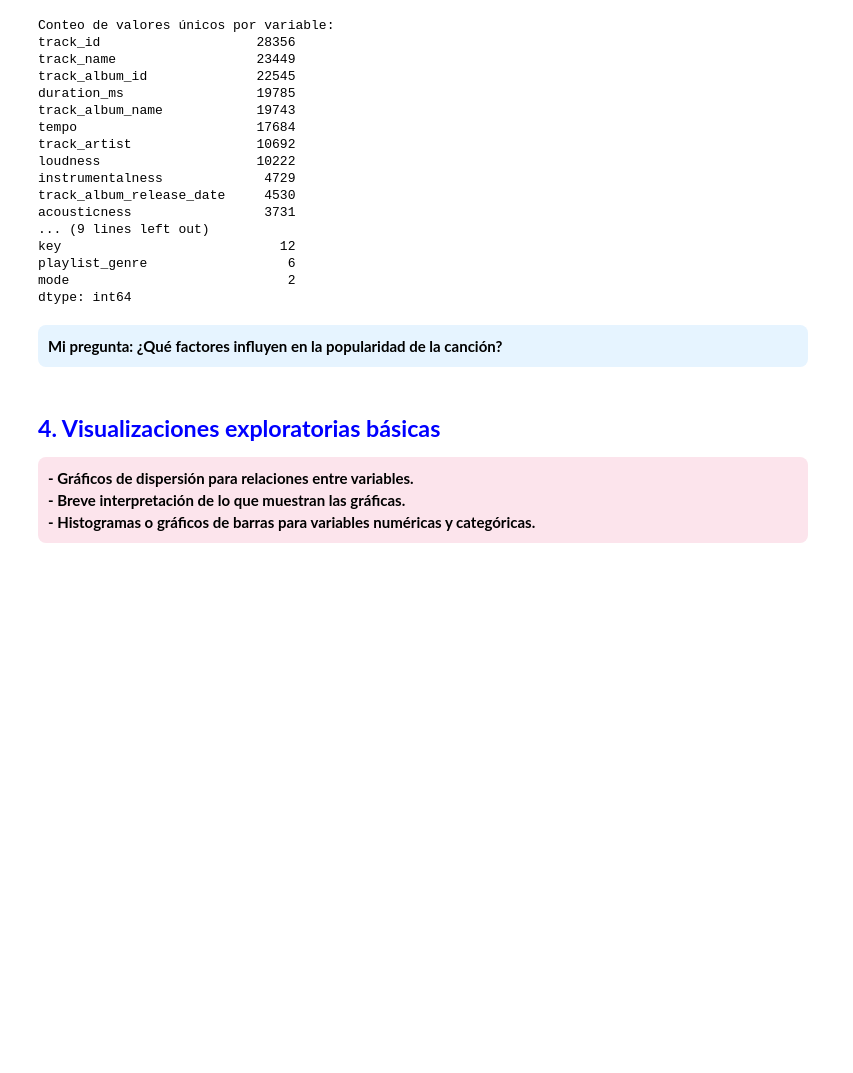
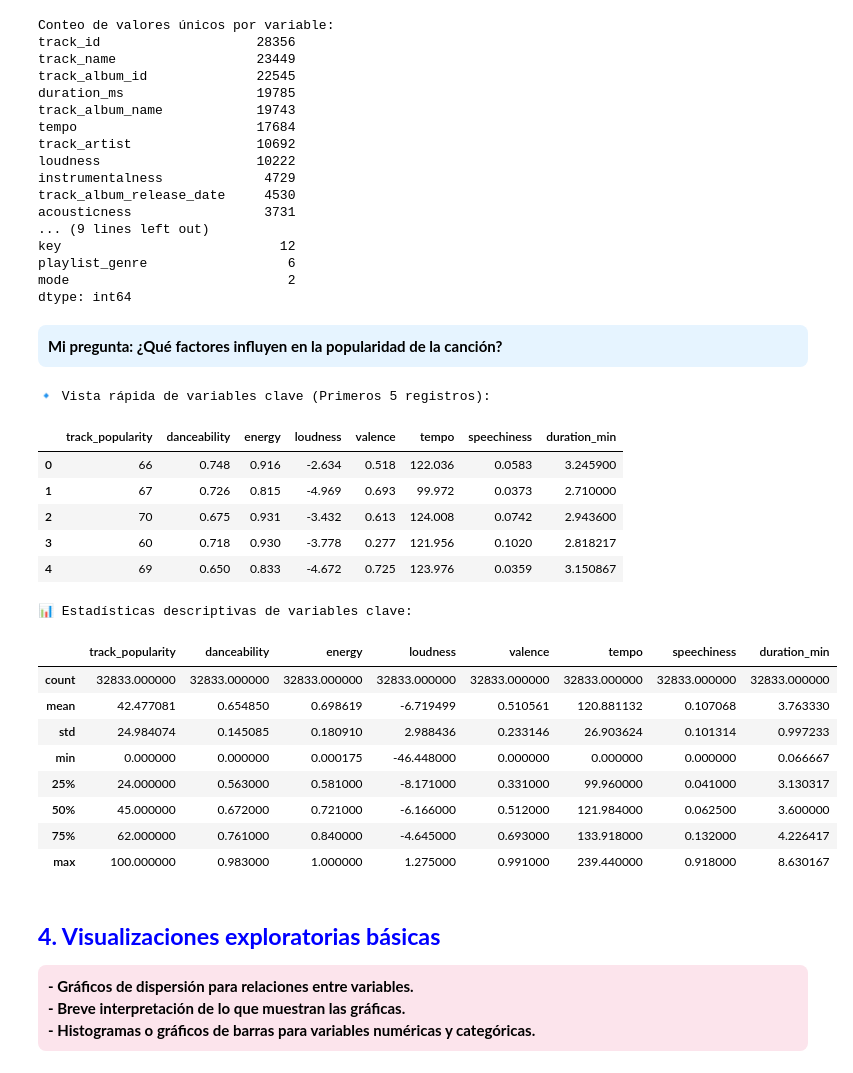
Before and after one commit to JulianCarvajal/BeatAnalytics, a Jupyter notebook: sesiones_practicas/sp_1_natalia_bernal_julian_carvajal.ipynb, the cells around one changed output. Cells and saved outputs as stored; diff of their text form; code cells hidden in the pictures; blank space fills up the shorter version.

```diff
--- a/sesiones_practicas/sp_1_natalia_bernal_julian_carvajal.ipynb
+++ b/sesiones_practicas/sp_1_natalia_bernal_julian_carvajal.ipynb
@@ -208,3 +223,33 @@ dtype: int64
+# %%
+# Selección de variables clave para el análisis de popularidad (se hizo selección manual)
+variables_clave_spotify = [
+    'track_popularity', 'danceability', 'energy',
+    'loudness', 'valence', 'tempo', 'speechiness', 'duration_min'
+]
+
+print("🔹 Vista rápida de variables clave (Primeros 5 registros):")
+display(df[variables_clave_spotify].head())
+
+print("\n📊 Estadísticas descriptivas de variables clave:")
+display(df[variables_clave_spotify].describe())
+# %% [output]
+🔹 Vista rápida de variables clave (Primeros 5 registros):
+|  | track_popularity | danceability | energy | loudness | valence | tempo | speechiness | duration_min |
+| 0 | 66 | 0.748 | 0.916 | -2.634 | 0.518 | 122.036 | 0.0583 | 3.245900 |
+| 1 | 67 | 0.726 | 0.815 | -4.969 | 0.693 | 99.972 | 0.0373 | 2.710000 |
+| 2 | 70 | 0.675 | 0.931 | -3.432 | 0.613 | 124.008 | 0.0742 | 2.943600 |
+| 3 | 60 | 0.718 | 0.930 | -3.778 | 0.277 | 121.956 | 0.1020 | 2.818217 |
+| 4 | 69 | 0.650 | 0.833 | -4.672 | 0.725 | 123.976 | 0.0359 | 3.150867 |
+📊 Estadísticas descriptivas de variables clave:
+|  | track_popularity | danceability | energy | loudness | valence | tempo | speechiness | duration_min |
+| count | 32833.000000 | 32833.000000 | 32833.000000 | 32833.000000 | 32833.000000 | 32833.000000 | 32833.000000 | 32833.000000 |
+| mean | 42.477081 | 0.654850 | 0.698619 | -6.719499 | 0.510561 | 120.881132 | 0.107068 | 3.763330 |
+| std | 24.984074 | 0.145085 | 0.180910 | 2.988436 | 0.233146 | 26.903624 | 0.101314 | 0.997233 |
+| min | 0.000000 | 0.000000 | 0.000175 | -46.448000 | 0.000000 | 0.000000 | 0.000000 | 0.066667 |
+| 25% | 24.000000 | 0.563000 | 0.581000 | -8.171000 | 0.331000 | 99.960000 | 0.041000 | 3.130317 |
+| 50% | 45.000000 | 0.672000 | 0.721000 | -6.166000 | 0.512000 | 121.984000 | 0.062500 | 3.600000 |
+| 75% | 62.000000 | 0.761000 | 0.840000 | -4.645000 | 0.693000 | 133.918000 | 0.132000 | 4.226417 |
+| max | 100.000000 | 0.983000 | 1.000000 | 1.275000 | 0.991000 | 239.440000 | 0.918000 | 8.630167 |
 # %% [markdown]
 ## <span style="color:Blue;"><strong>4. Visualizaciones exploratorias básicas</strong></span>
 
```
Also changed, not shown: parts of 9 cells of this notebook.
